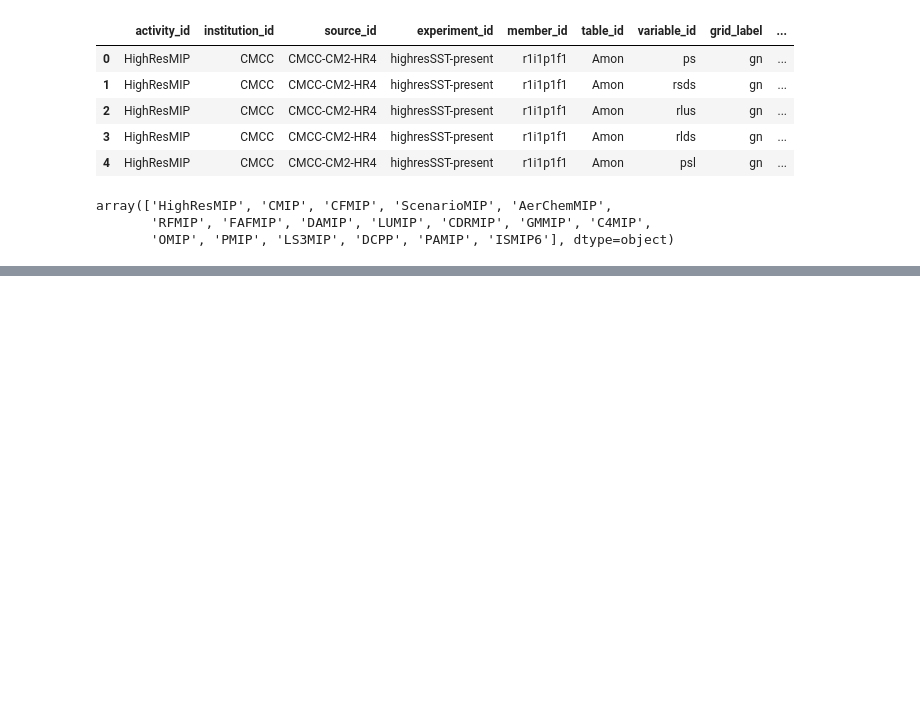
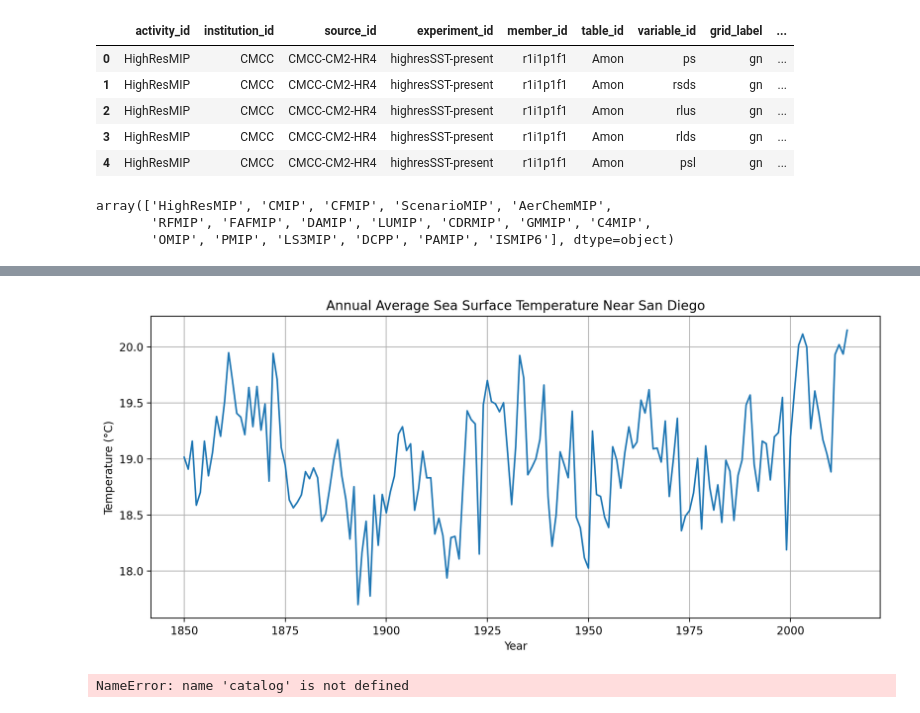
Before and after one commit to bgrunbaum/project3, a Jupyter notebook: Lydia_Proj3.ipynb, the cells around one changed output, grey strips where cells are left out. Drawn from its saved outputs; the diff is of its cells as text; code cells hidden in the pictures; blank space fills up the shorter version.

```diff
--- a/Lydia_Proj3.ipynb
+++ b/Lydia_Proj3.ipynb
@@ -123,0 +91,14 @@ ds.tas.sel(time='1950-01').squeeze().plot()
+# %%
+import gcsfs
+import xarray as xr
+
+gcs = gcsfs.GCSFileSystem(token="anon")
+
+df_sst_ncar = df_ta.query('institution_id == "NCAR"')
+
+zstore = df_sst_ncar.iloc[0].zstore
+
+mapper = gcs.get_mapper(zstore)
+ds = xr.open_zarr(mapper, consolidated=True)
+
+ds
@@ -123,0 +123,25 @@ ds.tas.sel(time='1950-01').squeeze().plot()
+# %%
+sst_location = ds.tos.sel(
+    lat=32.7,
+    lon=242.8,
+    method="nearest"
+)
+# %%
+annual_sst = sst_location.groupby("time.year").mean()
+
+plt.figure(figsize=(12, 5))
+plt.plot(annual_sst.year.values, annual_sst.values)
+
+plt.title("Annual Average Sea Surface Temperature Near San Diego")
+plt.xlabel("Year")
+plt.ylabel("Temperature (°C)")
+plt.grid(True)
+plt.savefig('sdtemp.png')
+plt.show()
+# %% [output]
+[figure, added]
+# %%
+print(catalog.columns)
+print(catalog["variable_id"].unique())
+# %% [output]
+NameError: name 'catalog' is not defined
```
Also changed, not shown: parts of 6 cells of this notebook, 6 other files.
